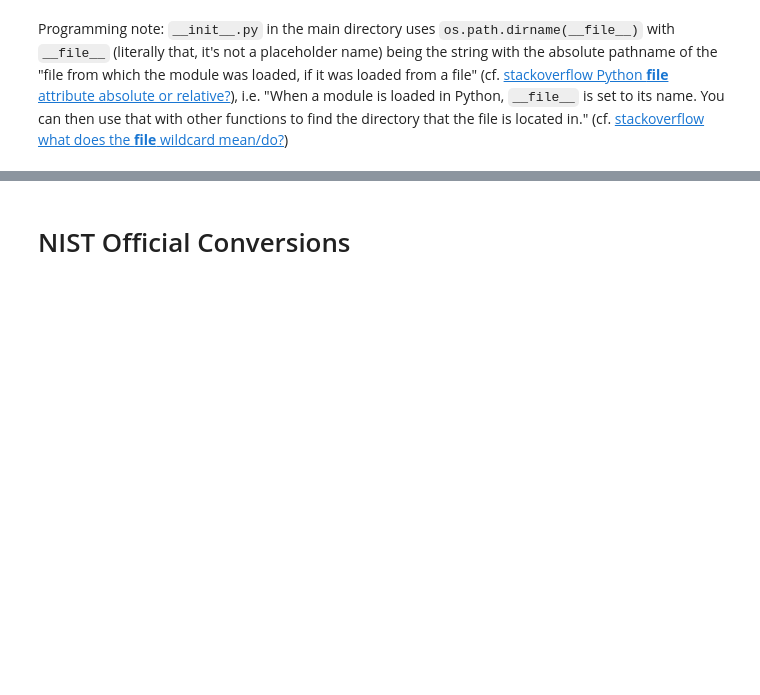
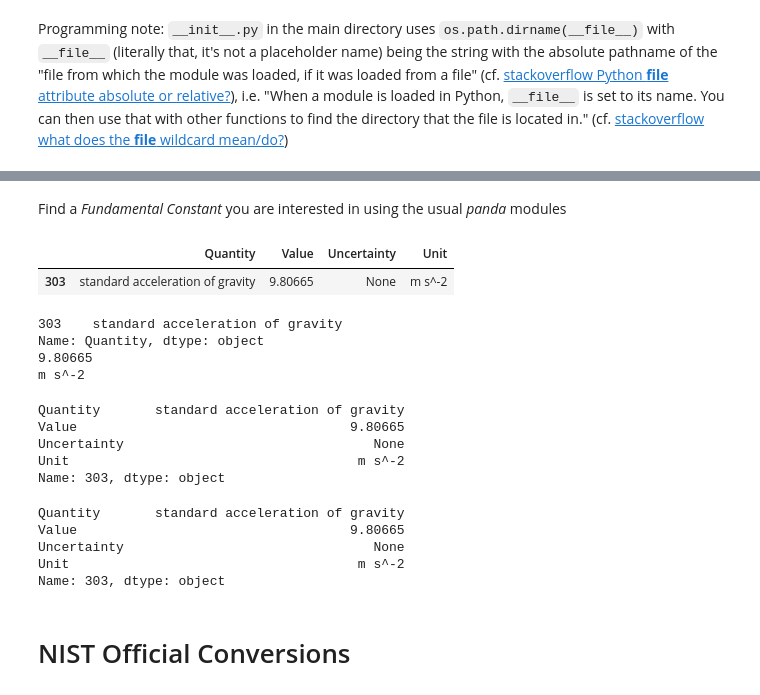
Before and after one commit to rddaz2013/Propulsion, a Jupyter notebook: Physique/Physique_jupyter.ipynb, the cells around one changed output, grey strips where cells are left out. Saved outputs shown, nothing was run; the diff lists cells and outputs as text; code cells hidden in the pictures; blank space fills up the shorter version.

```diff
--- a/Physique/Physique_jupyter.ipynb
+++ b/Physique/Physique_jupyter.ipynb
@@ -20,3 +50,39 @@ Programming note: `__init__.py` in the main directory uses `os.path.dirname(__fi
+# %% [markdown]
+Find a *Fundamental Constant* you are interested in using the usual *panda* modules
+# %%
+g_0pd = FundConst[ FundConst["Quantity"].str.contains("gravity") ]
+# standard acceleration of gravity as a panda DataFrame
+g_0pd
+# %% [output]
+|  | Quantity | Value | Uncertainty | Unit |
+| 303 | standard acceleration of gravity | 9.80665 | None | m s^-2 |
+# %%
+# access the values you're interested in
+print g_0pd.Quantity
+print g_0pd.Value.get_values()[0]
+print g_0pd.Unit.get_values()[0]
+# %% [output]
+303    standard acceleration of gravity
+Name: Quantity, dtype: object
+9.80665
+m s^-2
+# %%
+# you can also grab just the 1 entry from this DataFrame using the .loc module
+FundConst[FundConst["Quantity"].str.contains("Boltzmann")].loc[49,:]
+# %% [output]
+Quantity       standard acceleration of gravity
+Value                                   9.80665
+Uncertainty                                None
+Unit                                     m s^-2
+Name: 303, dtype: object
+# %%
+g_0pd.loc[303,:]
+# %% [output]
+Quantity       standard acceleration of gravity
+Value                                   9.80665
+Uncertainty                                None
+Unit                                     m s^-2
+Name: 303, dtype: object
 # %% [markdown]
 # NIST Official Conversions
 # %% [markdown]
```
Also changed, not shown: parts of 6 cells of this notebook.
